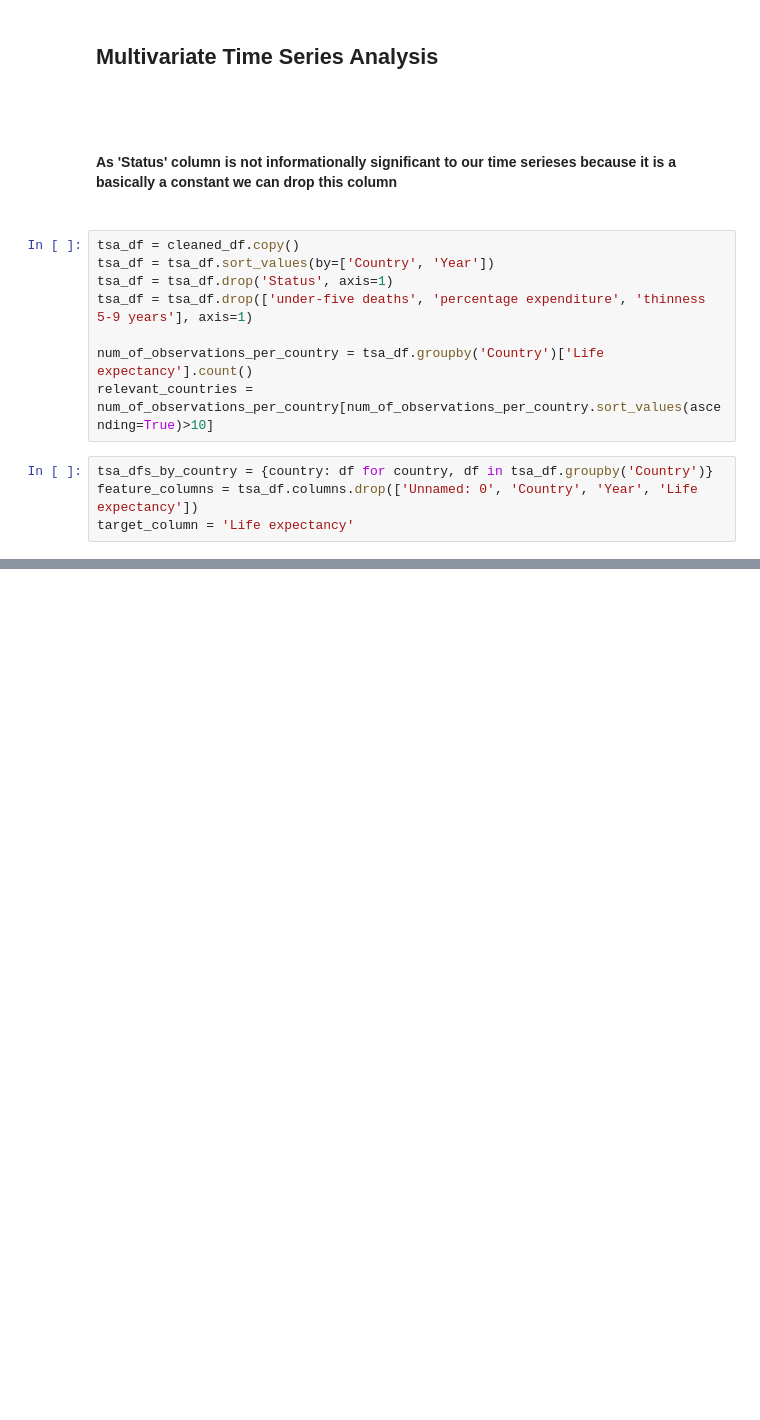
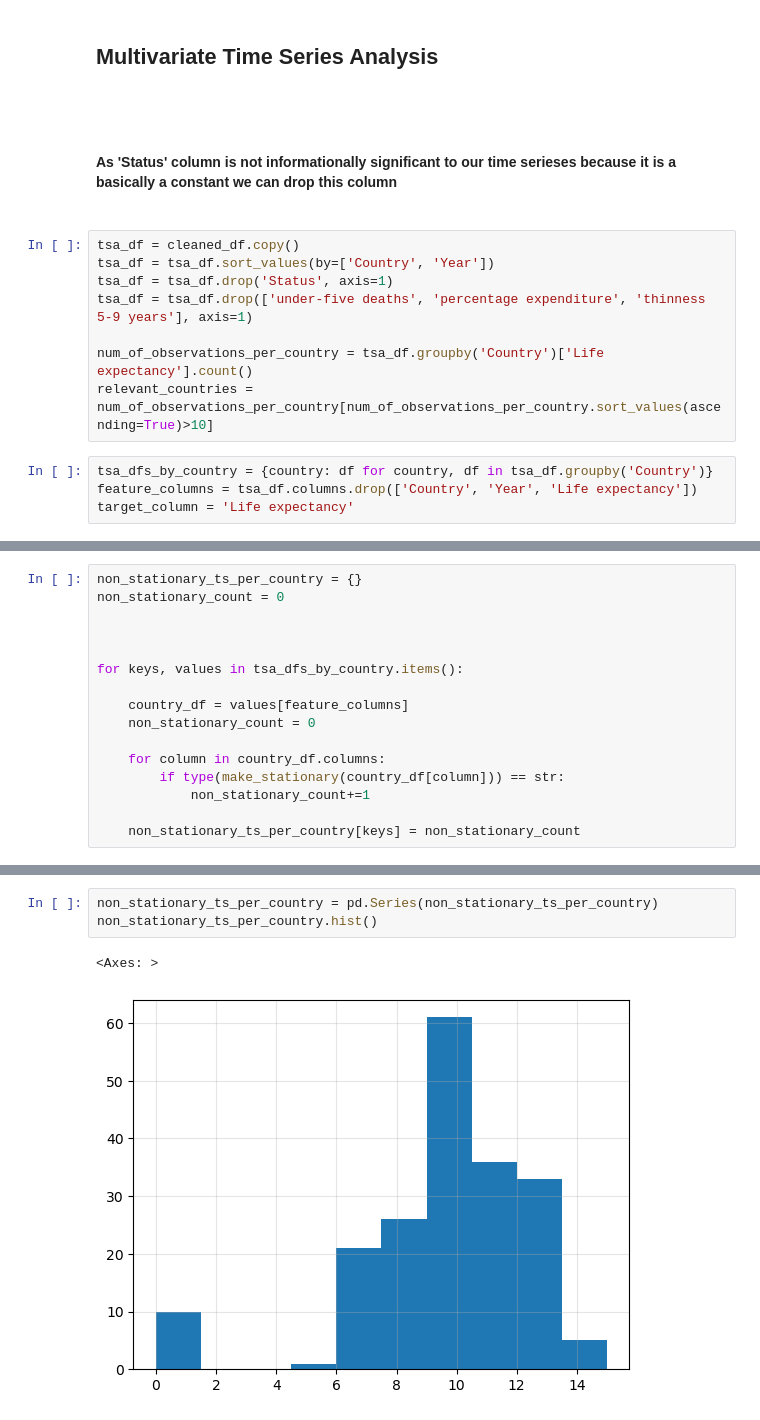
Before and after one commit to AidarbekPapakov/ds-solo-project, a Jupyter notebook: life_exp.ipynb, the cells around one changed output, grey strips where cells are left out. Drawn from its saved outputs; the diff is of its cells as text; blank space fills up the shorter version.

```diff
--- a/life_exp.ipynb
+++ b/life_exp.ipynb
@@ -371,5 +400,5 @@ num_of_observations_per_country = tsa_df.groupby('Country')['Life expectancy'].c
 relevant_countries = num_of_observations_per_country[num_of_observations_per_country.sort_values(ascending=True)>10]
 # %%
 tsa_dfs_by_country = {country: df for country, df in tsa_df.groupby('Country')}
-feature_columns = tsa_df.columns.drop(['Unnamed: 0', 'Country', 'Year', 'Life expectancy'])
+feature_columns = tsa_df.columns.drop(['Country', 'Year', 'Life expectancy'])
 target_column = 'Life expectancy'
@@ -565,0 +459,16 @@ def make_stationary(time_series: pd.Series) -> pd.Series | str:
+# %%
+non_stationary_ts_per_country = {}
+non_stationary_count = 0
+
+
+
+for keys, values in tsa_dfs_by_country.items():
+
+    country_df = values[feature_columns]
+    non_stationary_count = 0
+
+    for column in country_df.columns:
+        if type(make_stationary(country_df[column])) == str:
+            non_stationary_count+=1
+
+    non_stationary_ts_per_country[keys] = non_stationary_count
@@ -565,0 +493,6 @@ def make_stationary(time_series: pd.Series) -> pd.Series | str:
+# %%
+non_stationary_ts_per_country = pd.Series(non_stationary_ts_per_country)
+non_stationary_ts_per_country.hist()
+# %% [output]
+<Axes: >
+[figure, added]
```
Also changed, not shown: parts of 23 cells of this notebook.
